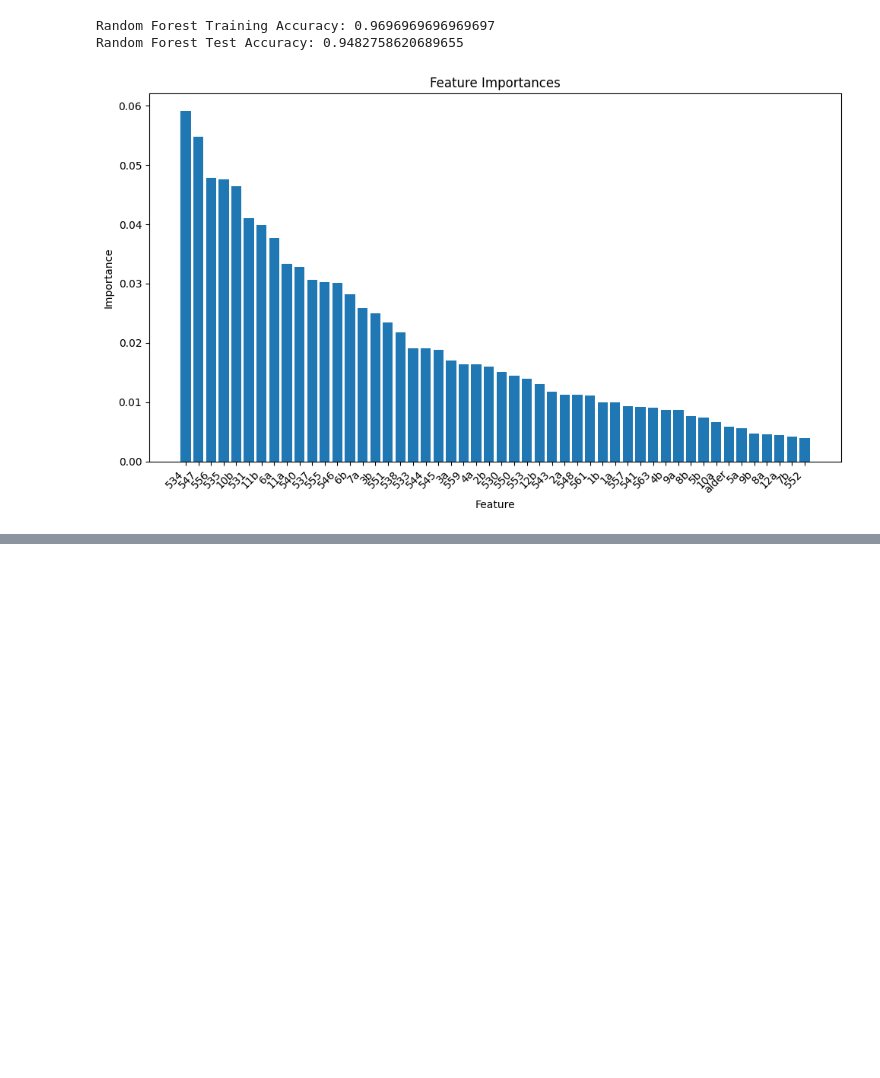
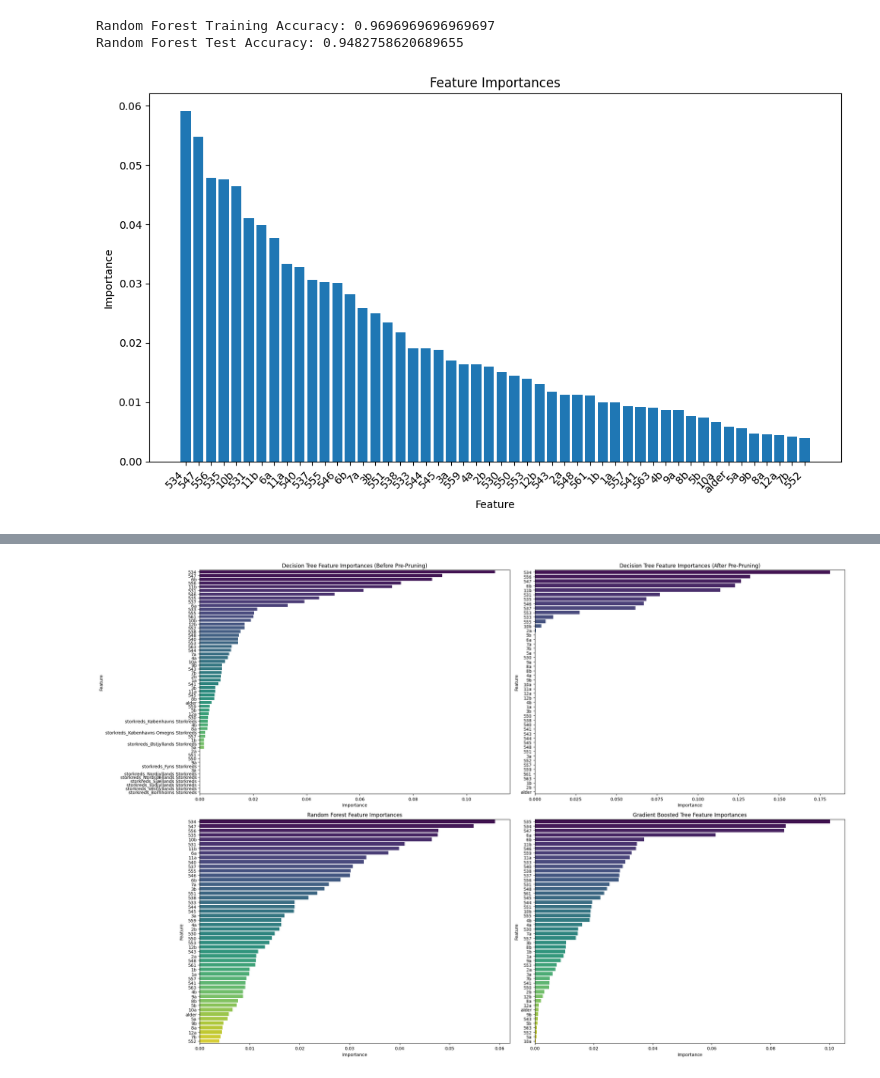
Before and after one commit to MAL-flowdemort/assignment_2, a Jupyter notebook: Candidate Test 2022 I.ipynb, the cells around one changed output, grey strips where cells are left out. Saved outputs shown, nothing was run; the diff lists cells and outputs as text; code cells hidden in the pictures; blank space fills up the shorter version.

```diff
--- a/Candidate Test 2022 I.ipynb
+++ b/Candidate Test 2022 I.ipynb
@@ -366,7 +368,7 @@ test_accuracy = accuracy_score(y_test, test_predictions)
 print(f"Single Decision Tree After Pre-Pruning Test Accuracy: {test_accuracy}")
 
 # Feature importances
-plot_feature_importances(model_v2, X.columns)
+importances_decision_tree_v2 = plot_feature_importances(model_v2, X.columns)
 # %% [output]
 Single Decision Tree After Pre-Pruning Training Accuracy: 0.7532467532467533
 Single Decision Tree After Pre-Pruning Test Accuracy: 0.7413793103448276
@@ -402,7 +404,7 @@ test_accuracy = accuracy_score(y_test, test_predictions)
 print(f"Random Forest Test Accuracy: {test_accuracy}")
 
 # Feature importances
-plot_feature_importances(model_v3, X.columns)
+importances_random_forest = plot_feature_importances(model_v3, X.columns)
 # %% [output]
 Random Forest Training Accuracy: 0.9696969696969697
 Random Forest Test Accuracy: 0.9482758620689655
@@ -463,0 +481,32 @@ Best Parameters: {'max_depth': 8, 'min_samples_leaf': 2, 'min_samples_split': 2,
+# %%
+import seaborn as sns
+questions_dr = pd.read_excel('drq.xlsx')
+question_mapping = dict(zip(questions_dr['ID'], questions_dr['Question']))
+
+# Plot feature importances as a bar chart
+plt.figure(figsize=(24, 16))
+
+# Decision Tree (Before Pre-Pruning)
+plt.subplot(2, 2, 1)
+sns.barplot(x='Importance', y='Feature', data=importances_decision_tree_v1, hue='Feature', palette="viridis", legend=False)
+plt.title('Decision Tree Feature Importances (Before Pre-Pruning)')
+
+# Decision Tree (After Pre-Pruning)
+plt.subplot(2, 2, 2)
+sns.barplot(x='Importance', y='Feature', data=importances_decision_tree_v2, hue='Feature', palette="viridis", legend=False)
+plt.title('Decision Tree Feature Importances (After Pre-Pruning)')
+
+# Random Forest
+plt.subplot(2, 2, 3)
+sns.barplot(x='Importance', y='Feature', data=importances_random_forest, hue='Feature', palette="viridis", legend=False)
+plt.title('Random Forest Feature Importances')
+
+# Gradient Boosted Tree
+plt.subplot(2, 2, 4)
+sns.barplot(x='Importance', y='Feature', data=importances_boosted_tree, hue='Feature', palette="viridis", legend=False)
+plt.title('Gradient Boosted Tree Feature Importances')
+
+plt.tight_layout()
+plt.show()
+# %% [output]
+[figure, added]
```
Also changed, not shown: parts of 8 cells of this notebook.
